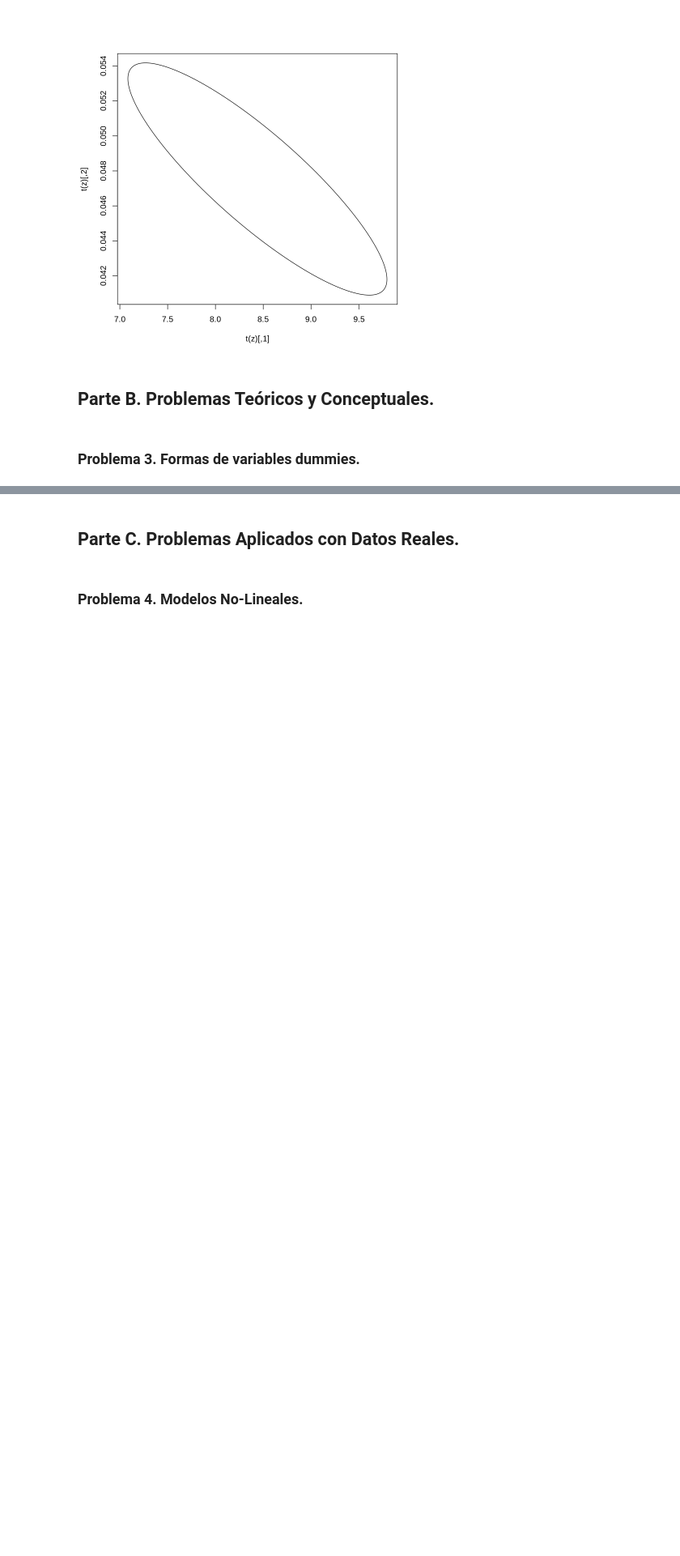
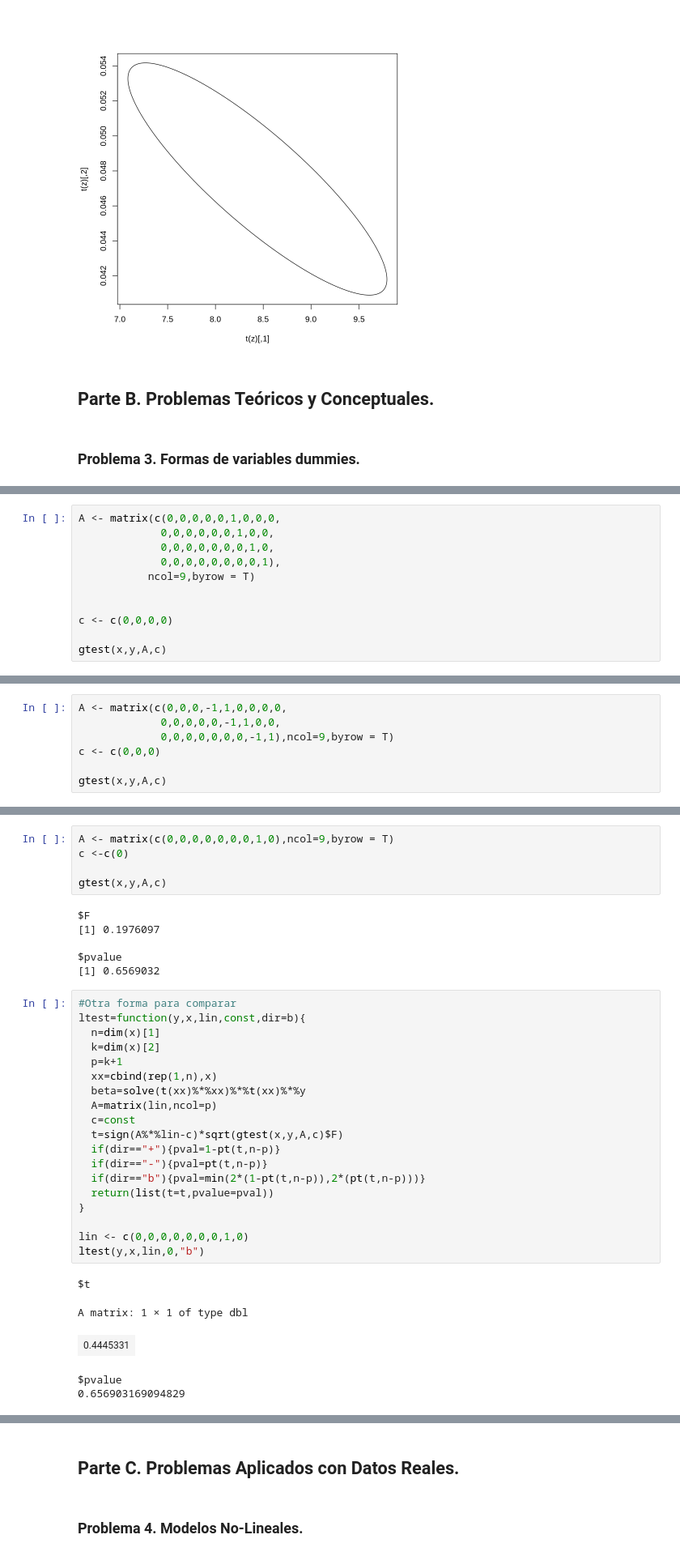
Before and after one commit to MantiMantilla/MEL-2022-2, a Jupyter notebook: Tareas/Tarea 2/Tarea 2.ipynb, the cells around one changed output, grey strips where cells are left out. Shown at 81% size. Drawn from its saved outputs; the diff is of its cells as text; blank space fills up the shorter version.

```diff
--- a/Tareas/Tarea 2/Tarea 2.ipynb
+++ b/Tareas/Tarea 2/Tarea 2.ipynb
@@ -432,0 +565,11 @@ ellipse_from_data(X, y, 0.05, 1, 2)
+# %%
+A <- matrix(c(0,0,0,0,0,1,0,0,0,
+             0,0,0,0,0,0,1,0,0,
+             0,0,0,0,0,0,0,1,0,
+             0,0,0,0,0,0,0,0,1),
+           ncol=9,byrow = T)
+
+
+c <- c(0,0,0,0)
+
+gtest(x,y,A,c)
@@ -432,0 +601,7 @@ ellipse_from_data(X, y, 0.05, 1, 2)
+# %%
+A <- matrix(c(0,0,0,-1,1,0,0,0,0,
+             0,0,0,0,0,-1,1,0,0,
+             0,0,0,0,0,0,0,-1,1),ncol=9,byrow = T)
+c <- c(0,0,0)
+
+gtest(x,y,A,c)
@@ -432,0 +628,36 @@ ellipse_from_data(X, y, 0.05, 1, 2)
+# %%
+A <- matrix(c(0,0,0,0,0,0,0,1,0),ncol=9,byrow = T)
+c <-c(0)
+
+gtest(x,y,A,c)
+# %% [output]
+$F
+[1] 0.1976097
+
+$pvalue
+[1] 0.6569032
+# %%
+#Otra forma para comparar
+ltest=function(y,x,lin,const,dir=b){
+  n=dim(x)[1]
+  k=dim(x)[2]
+  p=k+1
+  xx=cbind(rep(1,n),x)
+  beta=solve(t(xx)%*%xx)%*%t(xx)%*%y
+  A=matrix(lin,ncol=p)
+  c=const
+  t=sign(A%*%lin-c)*sqrt(gtest(x,y,A,c)$F)
+  if(dir=="+"){pval=1-pt(t,n-p)}
+  if(dir=="-"){pval=pt(t,n-p)}
+  if(dir=="b"){pval=min(2*(1-pt(t,n-p)),2*(pt(t,n-p)))}
+  return(list(t=t,pvalue=pval))
+}
+
+lin <- c(0,0,0,0,0,0,0,1,0)
+ltest(y,x,lin,0,"b")
+# %% [output]
+$t
+A matrix: 1 × 1 of type dbl
+| 0.4445331 |
+$pvalue
+0.656903169094829
```
Also changed, not shown: parts of 17 cells of this notebook.
